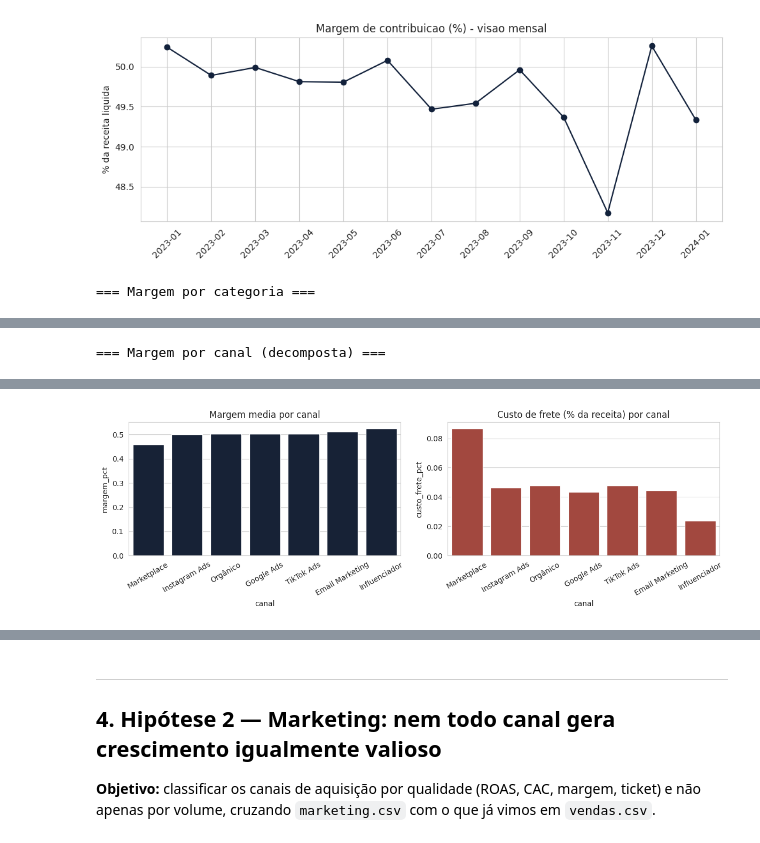
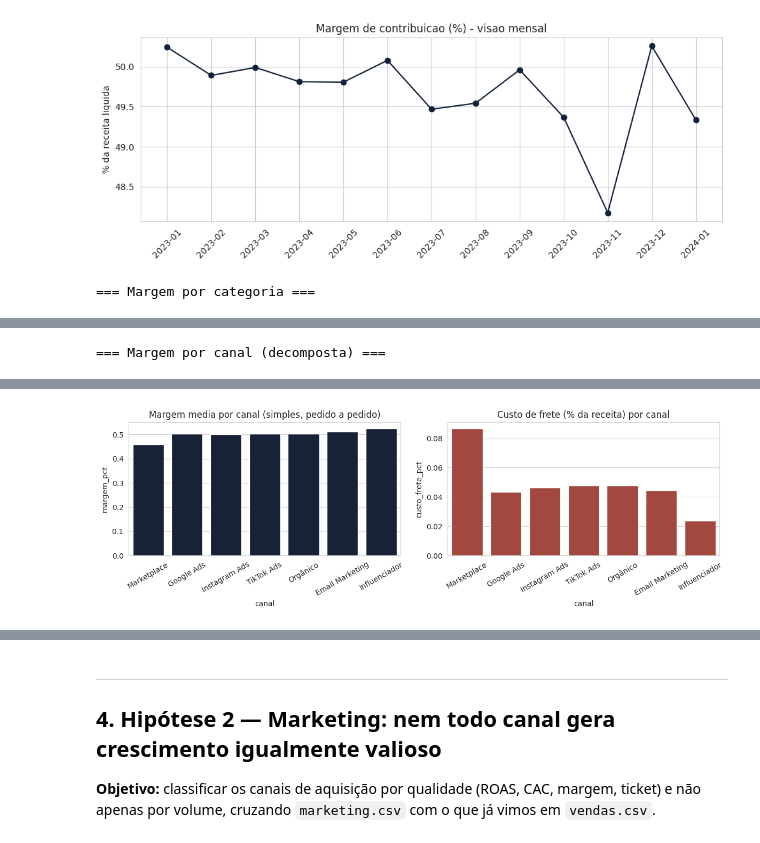
Before and after one commit to anapbatista/BootCamp-EloGroup, a Jupyter notebook: Case_Vertice_AED_Completa.ipynb, the cells around one changed output, grey strips where cells are left out. Drawn from its saved outputs; the diff is of its cells as text; code cells hidden in the pictures.

```diff
--- a/Case_Vertice_AED_Completa.ipynb
+++ b/Case_Vertice_AED_Completa.ipynb
@@ -374,24 +398,31 @@ plt.xticks(rotation=45); plt.tight_layout(); plt.show()
 | 2024-01 | 802538.85 | 1220 | 0.493 | 0.080 | 0.143 |
 [figure]
 # %%
-# Margem por categoria
+# @title
+# Margem por categoria - media simples E media ponderada lado a lado (ver por que isso importa na proxima celula)
+cat_margem = vendas.groupby('categoria').agg(
+    receita=('receita_liquida','sum'), margem_total=('margem_contribuicao','sum'),
+    pedidos=('order_id','count'), margem_pct_media_simples=('margem_pct','mean'))
+cat_margem['margem_pct_ponderada'] = cat_margem['margem_total'] / cat_margem['receita']
 print("=== Margem por categoria ===")
-display(vendas.groupby('categoria').agg(receita=('receita_liquida','sum'), pedidos=('order_id','count'),
-    margem_pct=('margem_pct','mean'), desconto_pct=('desconto_pct','mean')).round(3).sort_values('margem_pct'))
+display(cat_margem.round(3).sort_values('margem_pct_ponderada'))
 
 # Margem por canal - com decomposicao de custo
 print("\n=== Margem por canal (decomposta) ===")
 canal_margem = vendas.groupby('canal').agg(
-    receita=('receita_liquida','sum'), pedidos=('order_id','count'), ticket=('receita_liquida','mean'),
-    margem_pct=('margem_pct','mean'), desconto_pct=('desconto_pct','mean'),
+    receita=('receita_liquida','sum'), margem_total=('margem_contribuicao','sum'),
+    pedidos=('order_id','count'), ticket=('receita_liquida','mean'),
+    margem_pct_media_simples=('margem_pct','mean'), desconto_pct=('desconto_pct','mean'),
     custo_produto_pct=('custo_produto', lambda x: (x/vendas.loc[x.index,'receita_bruta']).mean()),
     custo_frete_pct=('custo_frete_pct','mean'),
-).round(3).sort_values('margem_pct')
+)
+canal_margem['margem_pct_ponderada'] = canal_margem['margem_total'] / canal_margem['receita']
+canal_margem = canal_margem.round(3).sort_values('margem_pct_ponderada')
 display(canal_margem)
 
 fig, axes = plt.subplots(1, 2, figsize=(12,4))
 sns.barplot(data=vendas, x='canal', y='margem_pct', ax=axes[0], errorbar=None, order=canal_margem.index, color='#12213B')
-axes[0].set_title('Margem media por canal'); axes[0].tick_params(axis='x', rotation=30)
+axes[0].set_title('Margem media por canal (simples, pedido a pedido)'); axes[0].tick_params(axis='x', rotation=30)
 sns.barplot(data=vendas, x='canal', y='custo_frete_pct', ax=axes[1], errorbar=None, order=canal_margem.index, color='#B23A2E')
 axes[1].set_title('Custo de frete (% da receita) por canal'); axes[1].tick_params(axis='x', rotation=30)
 plt.tight_layout(); plt.show()
@@ -416 +447 @@ plt.tight_layout(); plt.show()
-[figure, old version]
+[figure, new version]
```
Also changed, not shown: parts of 39 cells of this notebook.
